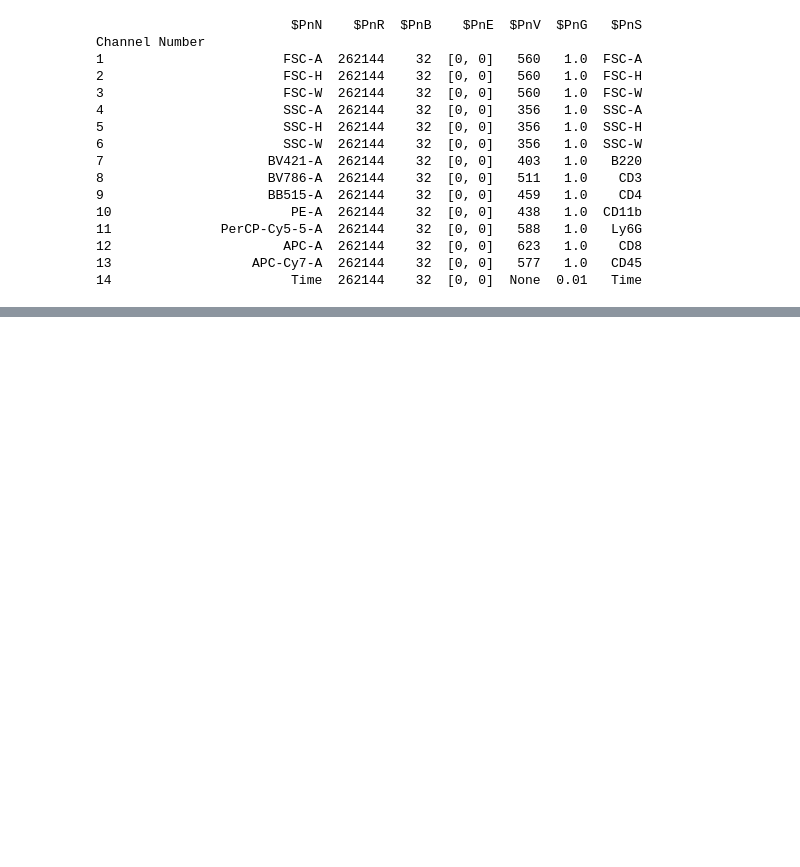
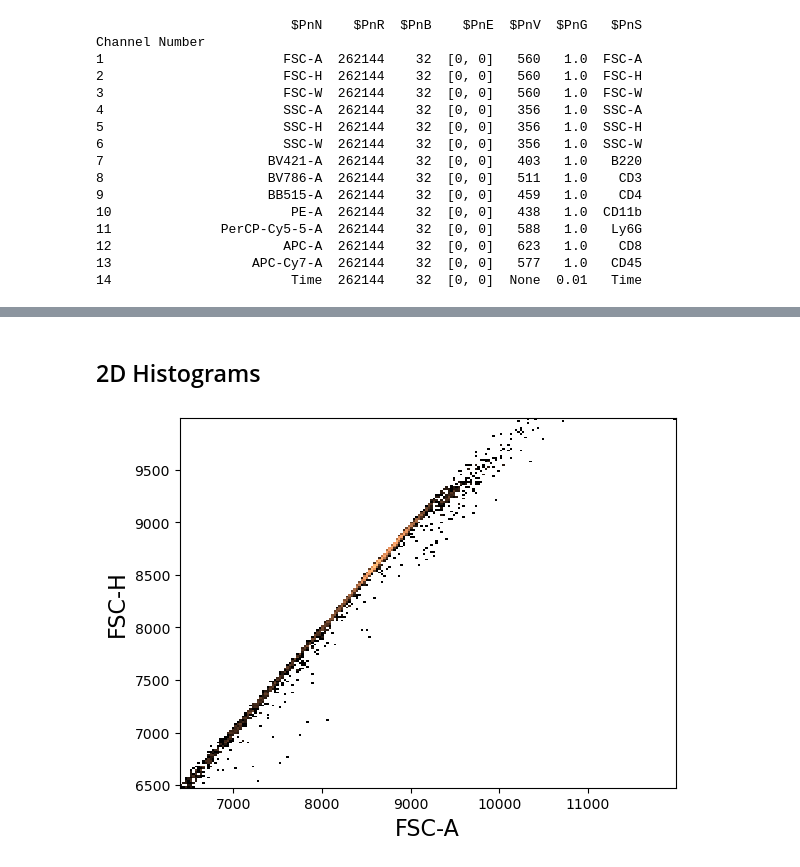
Before and after one commit to elenajusto/immunology-2, a Jupyter notebook: flowtools.ipynb, the cells around one changed output, grey strips where cells are left out. Saved outputs shown, nothing was run; the diff lists cells and outputs as text; code cells hidden in the pictures; blank space fills up the shorter version.

```diff
--- a/flowtools.ipynb
+++ b/flowtools.ipynb
@@ -31,0 +85,7 @@ Channel Number
+# %% [markdown]
+## 2D Histograms
+# %%
+figure();
+tsample.plot(['FSC-A', 'FSC-H']);
+# %% [output]
+[figure, added]
```
Also changed, not shown: parts of 18 cells of this notebook.
